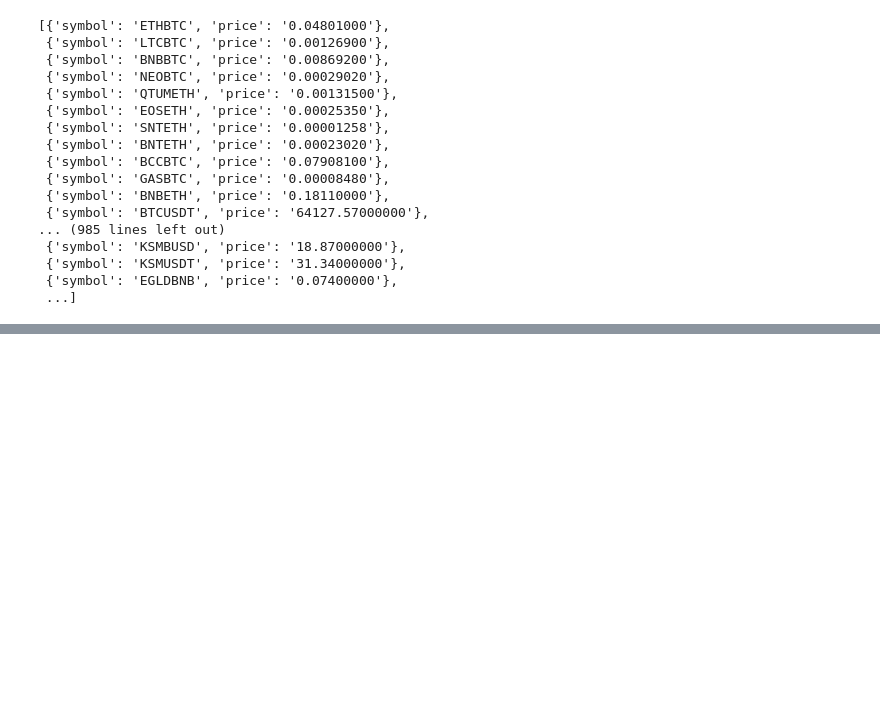
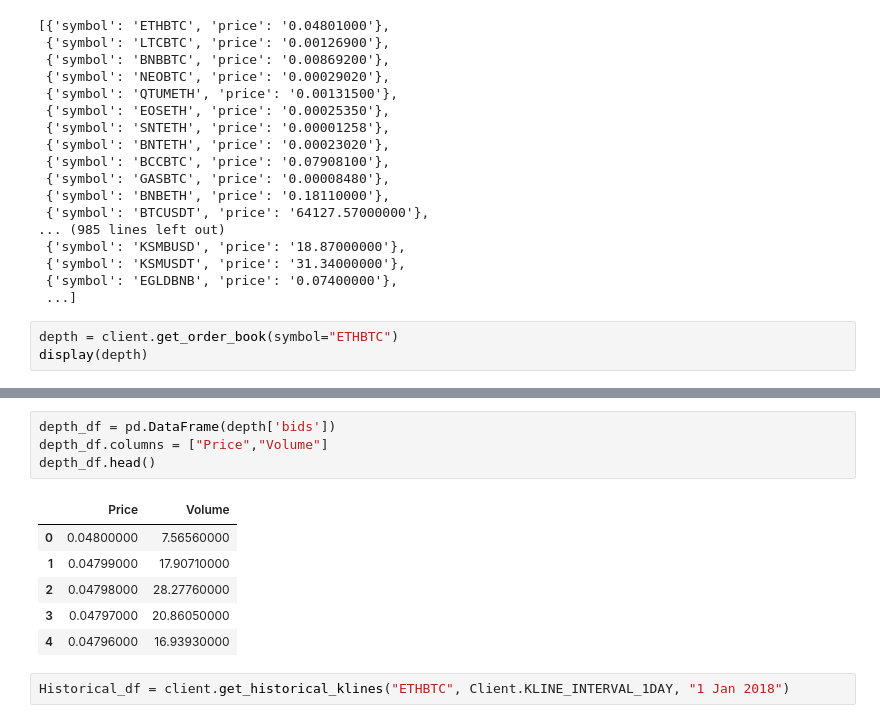
Before and after one commit to gappeah/Binance-Crypto-Prediction-and-Analysis, a Jupyter notebook: app.ipynb, the cells around one changed output, grey strips where cells are left out. Saved outputs shown, nothing was run; the diff lists cells and outputs as text; blank space fills up the shorter version.

Commit message:
Created the historical dataframe

```diff
--- a/app.ipynb
+++ b/app.ipynb
@@ -57,3 +57,6 @@ display (tickers)
  {'symbol': 'KSMUSDT', 'price': '31.34000000'},
  {'symbol': 'EGLDBNB', 'price': '0.07400000'},
  ...]
+# %%
+depth = client.get_order_book(symbol="ETHBTC")
+display(depth)
@@ -59,0 +81,13 @@ display (tickers)
+# %%
+depth_df = pd.DataFrame(depth['bids'])
+depth_df.columns = ["Price","Volume"]
+depth_df.head()
+# %% [output]
+|  | Price | Volume |
+| 0 | 0.04800000 | 7.56560000 |
+| 1 | 0.04799000 | 17.90710000 |
+| 2 | 0.04798000 | 28.27760000 |
+| 3 | 0.04797000 | 20.86050000 |
+| 4 | 0.04796000 | 16.93930000 |
+# %%
+Historical_df = client.get_historical_klines("ETHBTC", Client.KLINE_INTERVAL_1DAY, "1 Jan 2018")
```
Also changed, not shown: parts of 1 cell of this notebook.
